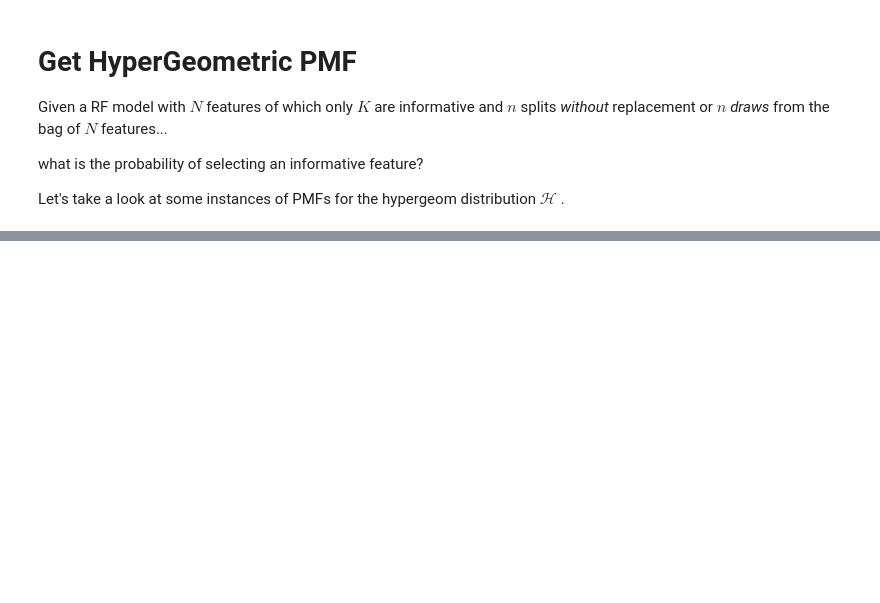
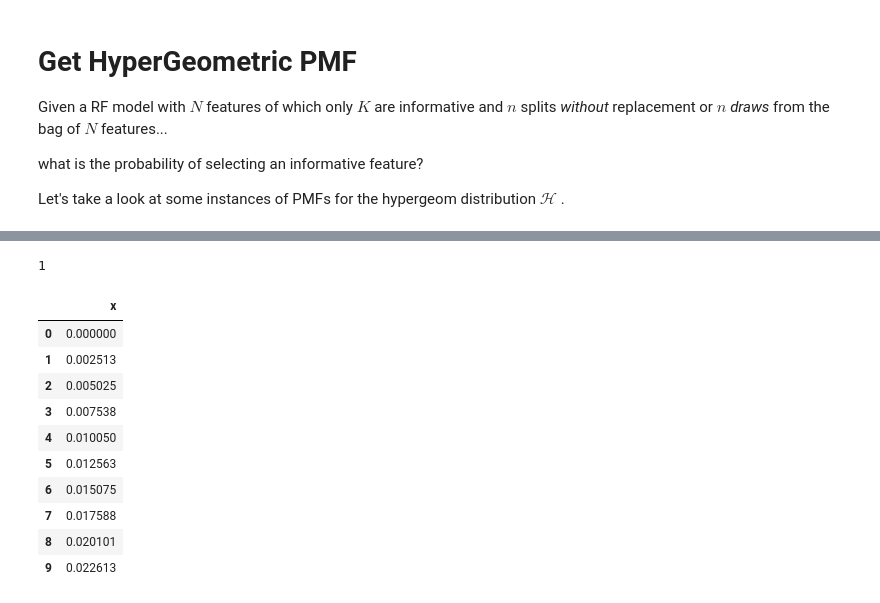
Before and after one commit to jdemonasterio/authorea, a Jupyter notebook: Notebooks/small_tests.ipynb, the cells around one changed output, grey strips where cells are left out. Cells and saved outputs as stored; diff of their text form; code cells hidden in the pictures; blank space fills up the shorter version.

```diff
--- a/Notebooks/small_tests.ipynb
+++ b/Notebooks/small_tests.ipynb
@@ -374,0 +314,5 @@ plt.show()
+# %%
+a = pd.np.asarray(4)
+a.size
+# %% [output]
+1
@@ -374,0 +332,16 @@ plt.show()
+# %%
+input_range  = pd.Series(pd.np.linspace(0,0.5, 200)).to_frame()
+input_range.columns = ['x']
+input_range.head(10)
+# %% [output]
+|  | x |
+| 0 | 0.000000 |
+| 1 | 0.002513 |
+| 2 | 0.005025 |
+| 3 | 0.007538 |
+| 4 | 0.010050 |
+| 5 | 0.012563 |
+| 6 | 0.015075 |
+| 7 | 0.017588 |
+| 8 | 0.020101 |
+| 9 | 0.022613 |
```
Also changed, not shown: parts of 24 cells of this notebook.
